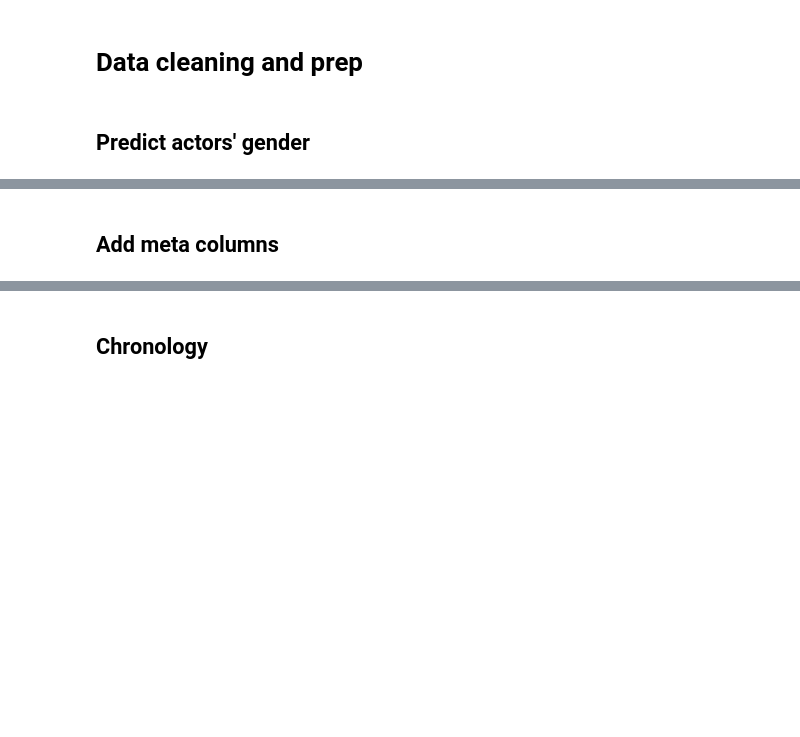
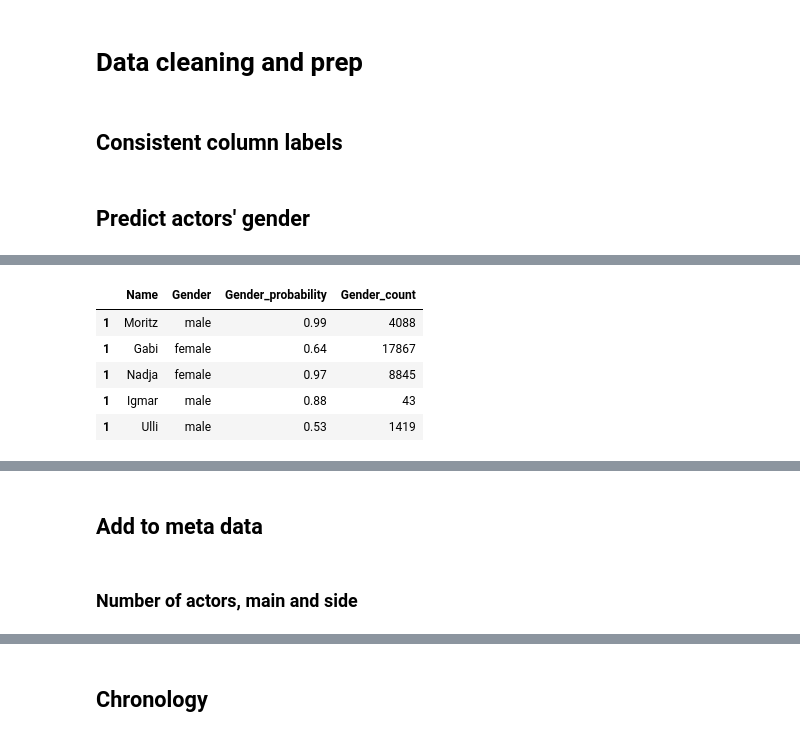
Before and after one commit to Lisa-Ho/three-investigators, a Jupyter notebook: notebooks/three-investigators-part-II.ipynb, the cells around one changed output, grey strips where cells are left out. Drawn from its saved outputs; the diff is of its cells as text; code cells hidden in the pictures; blank space fills up the shorter version.

```diff
--- a/notebooks/three-investigators-part-II.ipynb
+++ b/notebooks/three-investigators-part-II.ipynb
@@ -48,3 +49,5 @@ meta.shape
 (205, 44)
 # %% [markdown]
 # Data cleaning and prep
+# %% [markdown]
+## Consistent column labels
@@ -68,6 +77,9 @@ for i in range(len(gender_raw)):
 #rename columns
 gender = pd.concat(gender, axis=1).transpose().rename(columns={0:"Name", 1:"Gender", 2:"Gender_probability", 3:"Gender_count"})
 
+#save output as backup to access later
+gender.to_csv(".\\data\\processed\\actor_gender_prediction_" + "%s" %(str(date.today())) + ".csv")
+
 #display
 gender.head()
 # %% [output]
@@ -75,3 +86,9 @@ GenderizeException: ('Request limit too low to process request', 429, {'Server':
+|  | Name | Gender | Gender_probability | Gender_count |
+| 1 | Moritz | male | 0.99 | 4088 |
+| 1 | Gabi | female | 0.64 | 17867 |
+| 1 | Nadja | female | 0.97 | 8845 |
+| 1 | Igmar | male | 0.88 | 43 |
+| 1 | Ulli | male | 0.53 | 1419 |
 # %%
 # join tables
 actors = pd.merge(actors, gender, left_on='Firstname', right_on = "Name", how="left")
@@ -85,8 +102,10 @@ actors.head()
 | 3 | Bob Andrews | Andreas Fröhlich | 1 | Andreas Fröhlich | 0 | Andreas | Fröhlich | 2 | 1 | 0 | ... |
 | 4 | Mr. Fentriss, Schriftsteller | Richard Lauffen | 1 | Richard Lauffen | 0 | Richard | Lauffen | 2 | 0 | 0 | ... |
 # %% [markdown]
-## Add meta columns
+## Add to meta data
 # %%
 ## Create year and month column
 meta["Year"] = pd.DatetimeIndex(meta['Date']).year
 meta["Month"] = pd.DatetimeIndex(meta["Date"]).month
+# %% [markdown]
+### Number of actors, main and side
```
Also changed, not shown: parts of 30 cells of this notebook.
